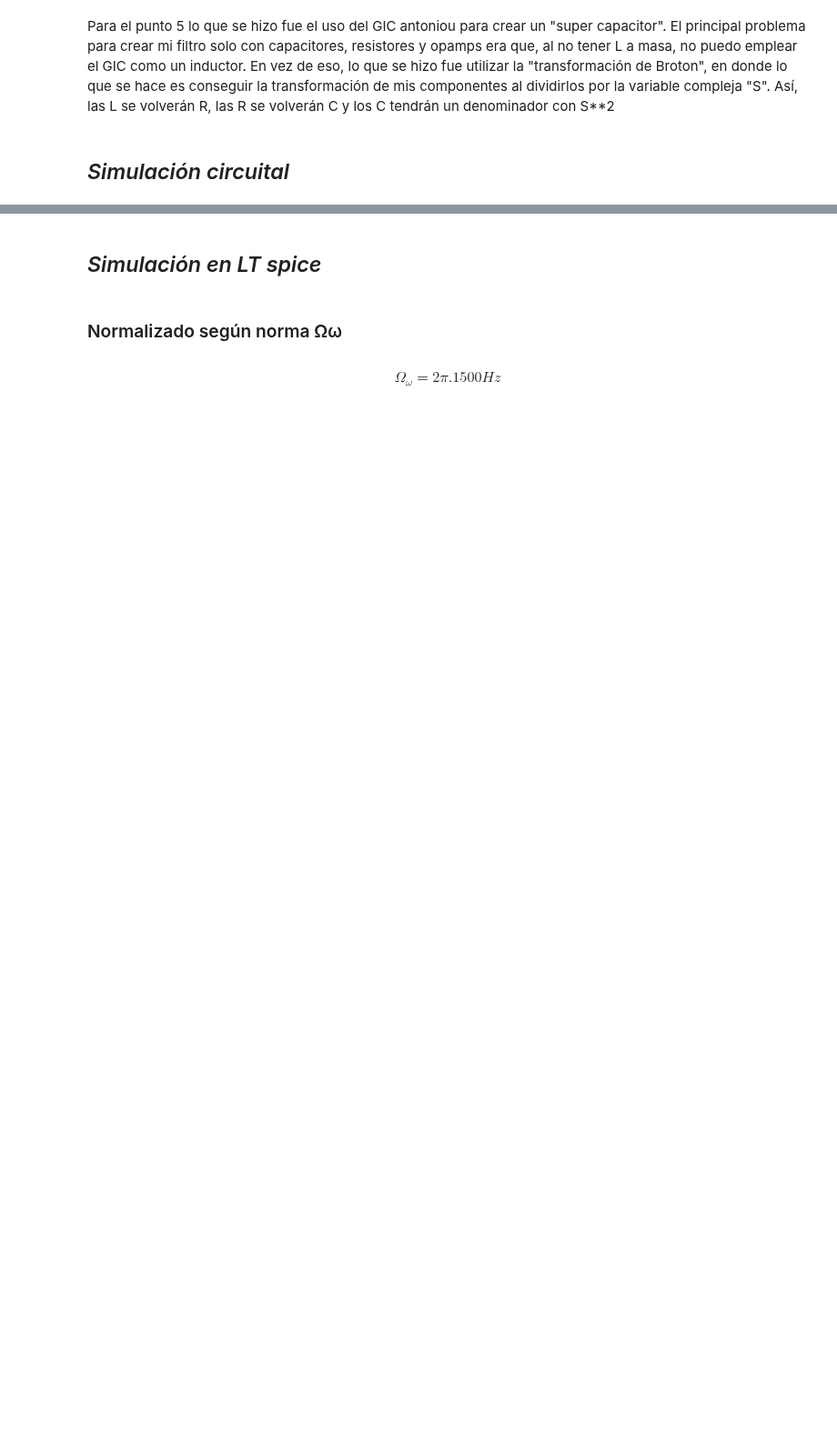
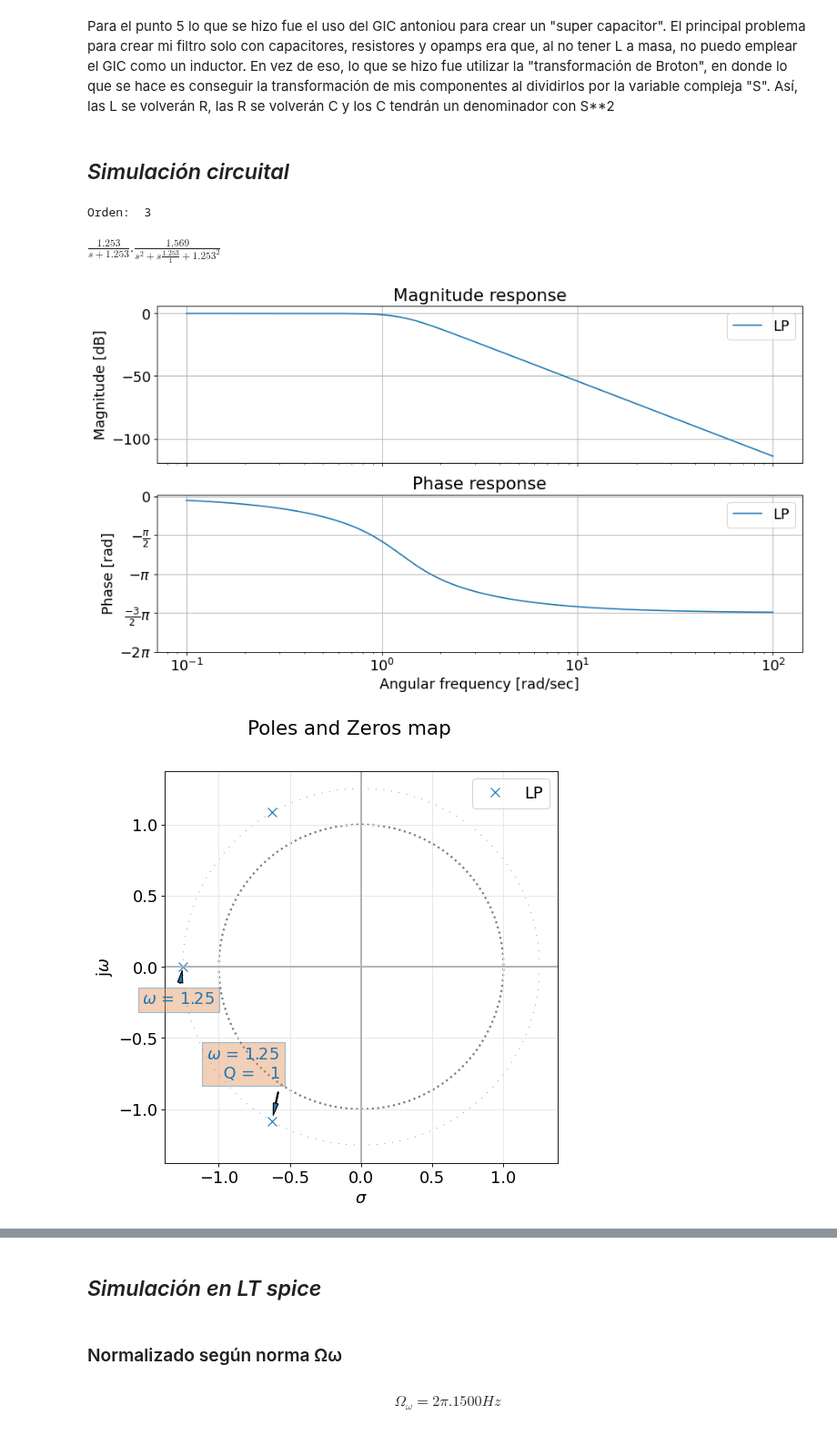
Before and after one commit to jjimenezcopati/TC2, a Jupyter notebook: tp_semanal_3/TP_SEMANAL_3.ipynb, the cells around one changed output, grey strips where cells are left out. Shown at 91% size. Saved outputs shown, nothing was run; the diff lists cells and outputs as text; code cells hidden in the pictures; blank space fills up the shorter version.

```diff
--- a/tp_semanal_3/TP_SEMANAL_3.ipynb
+++ b/tp_semanal_3/TP_SEMANAL_3.ipynb
@@ -14,5 +14,3 @@ IFrame("./TP_SEMANAL_3.pdf", width=960, height=1000)
 ![Parte_GIC.jpeg](attachment:Parte_GIC.jpeg)
 # %% [markdown]
 Para el punto 5 lo que se hizo fue el uso del GIC antoniou para crear un "super capacitor". El principal problema para crear mi filtro solo con capacitores, resistores y opamps era que, al no tener L a masa, no puedo emplear el GIC como un inductor. En vez de eso, lo que se hizo fue utilizar la "transformación de Broton", en donde lo que se hace es conseguir la transformación de mis componentes al dividirlos por la variable compleja "S". Así, las L se volverán R, las R se volverán C y los C tendrán un denominador con S**2
-# %% [markdown]
-## *Simulación circuital*
@@ -45,0 +17,45 @@ num, den = sig.butter(N,  wp, btype='low', analog=True, output='ba')
+# %% [markdown]
+## *Simulación circuital*
+# %%
+from scipy.signal import TransferFunction     #de el scipy solo exporto la funcion transferfunction
+from scipy import signal as sig
+import matplotlib.pyplot as plt               #le doy un nombre (plt) al matplotlib para usarlo más comodamente
+import numpy as np                            #le doy un nombre (np) al numpy para usarlo más comodamente
+import math as m
+
+##### Librería de TC2
+from pytc2.general import print_latex, print_subtitle
+import pytc2.sistemas_lineales as tc2 #libreria de la catedra.
+
+#Para graficos
+
+import matplotlib as mpl
+
+fig_sz_x = 13
+fig_sz_y = 7
+fig_dpi = 80 # dpi
+fig_font_size = 16
+
+mpl.rcParams['figure.figsize'] = (fig_sz_x, fig_sz_y)
+mpl.rcParams['figure.dpi'] = fig_dpi
+mpl.rcParams.update({'font.size':fig_font_size})
+
+wp=1
+ws=2
+a_max=1
+a_min=12
+
+N,wn=sig.buttord(wp, ws, a_max, a_min, True)
+num, den = sig.butter(N,  wn, btype='low', analog=True)
+print("Orden: ",N)
+
+H1 = sig.TransferFunction(num,den)
+sos = tc2.tf2sos_analog(num, den)
+
+tc2.pretty_print_SOS(sos,'omegayq')
+tc2.analyze_sys(H1,"LP")
+# %% [output]
+Orden:  3
+$\displaystyle   \frac{1.253 }{s + 1.253 } . \frac{1.569 }{s^2 + s \frac{1.253}{  1} + 1.253^2}$
+[figure, added]
+[figure, added]
```
Also changed, not shown: parts of 8 cells of this notebook, 9 other files.
